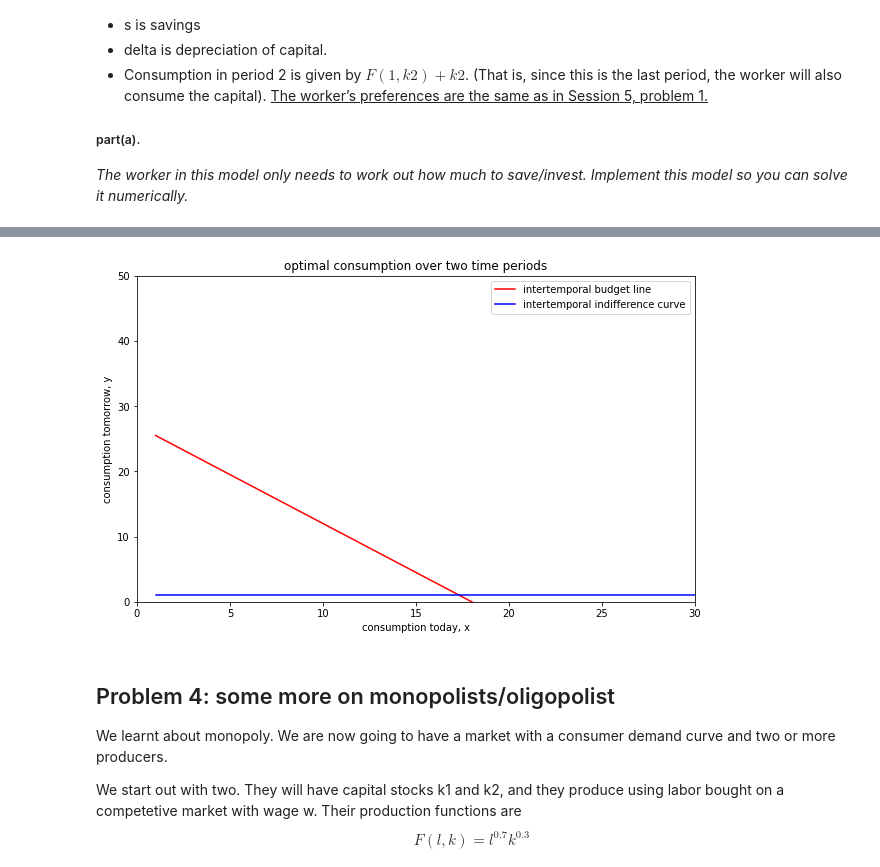
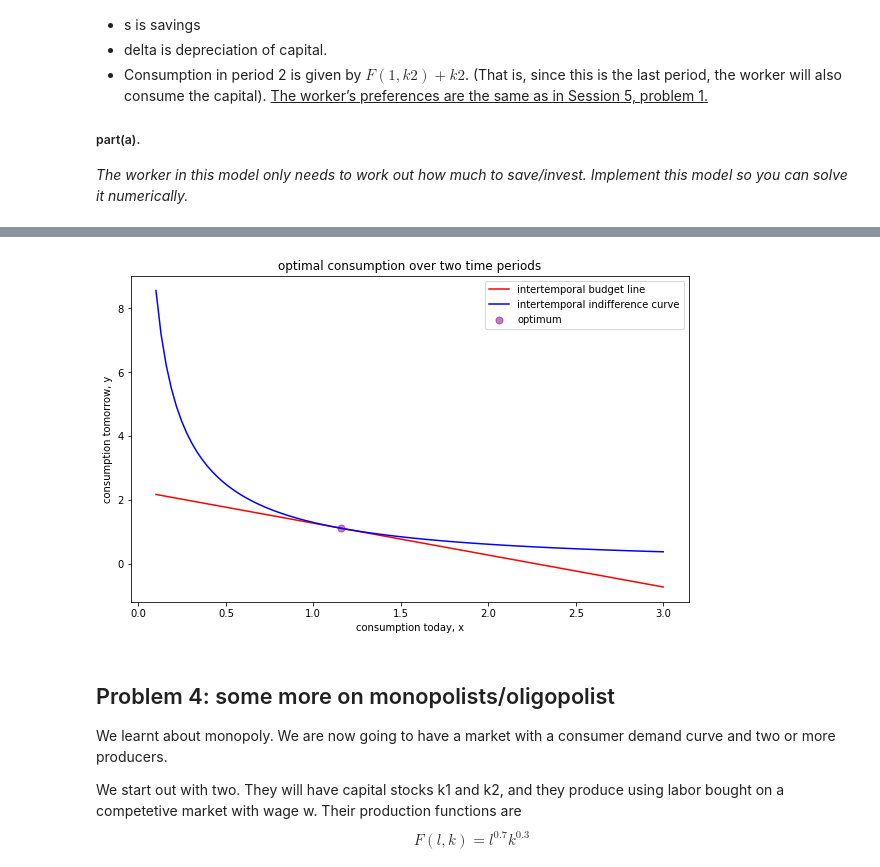
Before and after one commit to PaulineMalaguti/EBA3650, a Jupyter notebook: Lecture 6/QE_Problems_7.ipynb, the cells around one changed output, grey strips where cells are left out. Cells and saved outputs as stored; diff of their text form; code cells hidden in the pictures.

```diff
--- a/Lecture 6/QE_Problems_7.ipynb
+++ b/Lecture 6/QE_Problems_7.ipynb
@@ -550,3 +447,3 @@ def carrots(arglist):
 # %%
-carrots([10,10,0.1,0.4])
+carrots([1,0.1,0.6])
 # %% [output]
@@ -554,4 +450,4 @@ carrots([10,10,0.1,0.4])
-[figure, old version]
+[figure, new version]
 # %% [markdown]
 ## Problem 4: some more on monopolists/oligopolist
 
```
Also changed, not shown: parts of 6 cells of this notebook.
